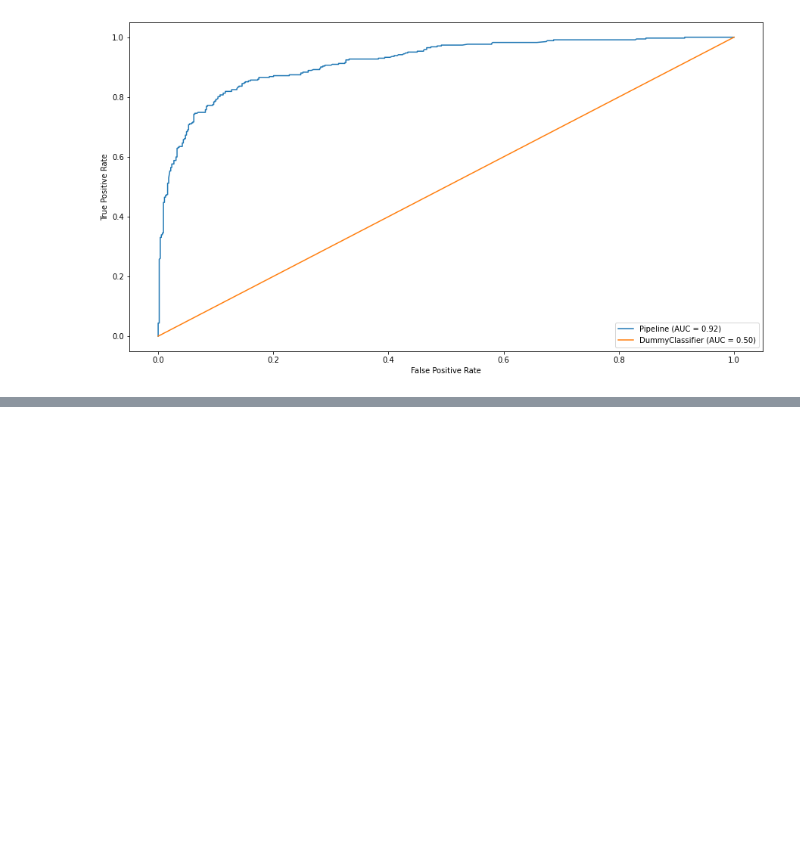
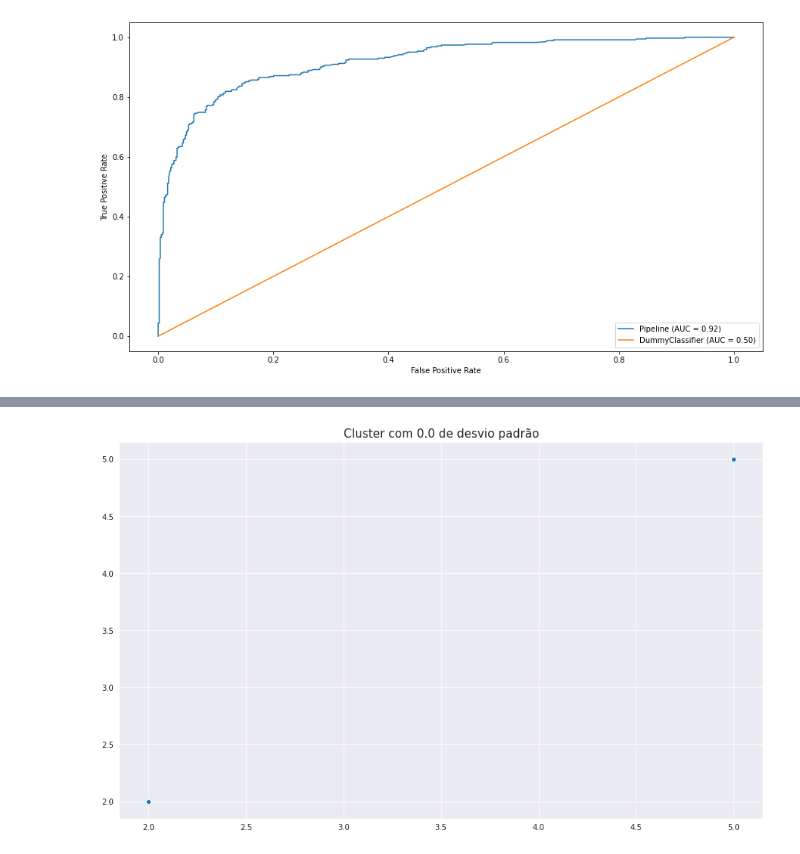
Before and after one commit to anapaulasandes/dtsci-tools, a Jupyter notebook: sklearn/sklearn.ipynb, the cells around one changed output, grey strips where cells are left out. Saved outputs shown, nothing was run; the diff lists cells and outputs as text; code cells hidden in the pictures; blank space fills up the shorter version.

Commit message:
sklearn

```diff
--- a/sklearn/sklearn.ipynb
+++ b/sklearn/sklearn.ipynb
@@ -1151,0 +1439,9 @@ plt.show()
+# %%
+## criando dados dummy
+
+from sklearn.datasets import make_blobs
+
+std = 0.0
+
+x,cluster = make_blobs(n_samples=2500,n_features=2,cluster_std=std,random_state=42,centers=[[2,2],[5,5]])
+x
@@ -1151,0 +1456,7 @@ plt.show()
+# %%
+plt.figure(figsize=(15,9))
+sns.scatterplot(x = x[:,0], y = x[:,1]);
+plt.title(f'Cluster com {std} de desvio padrão',size=15)
+plt.show()
+# %% [output]
+[figure, added]
```
Also changed, not shown: parts of 44 cells of this notebook.
